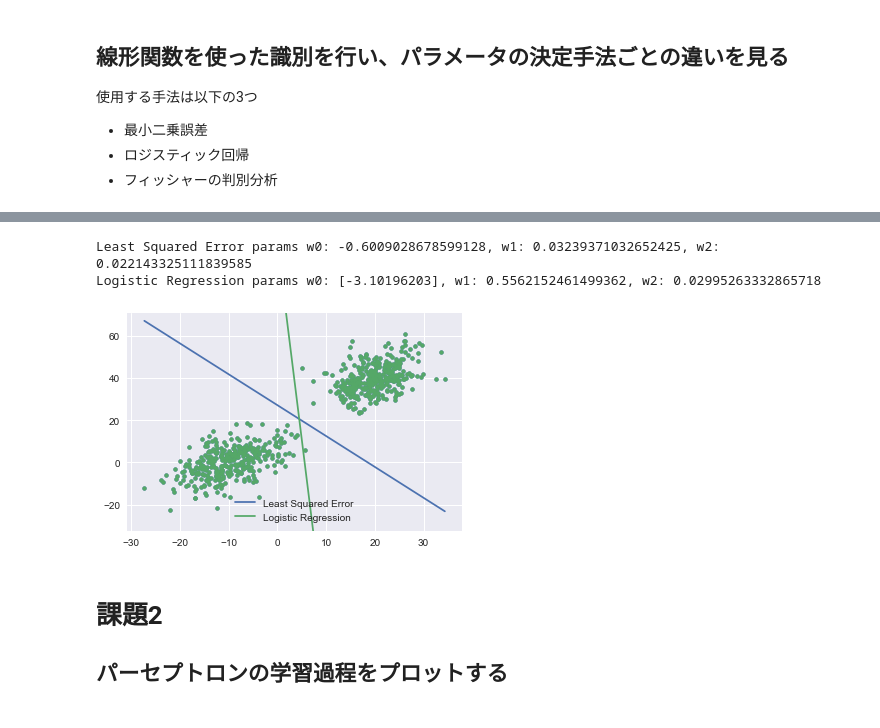
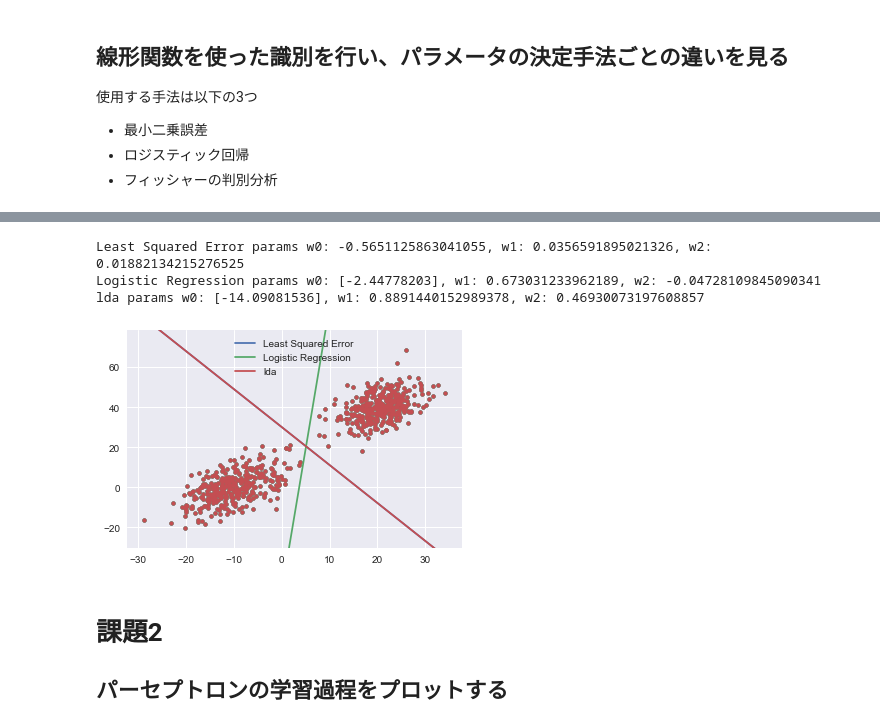
Before and after one commit to fukakeng/MlProgrammingStudy, a Jupyter notebook: hazipata/12_06_homework.ipynb, the cells around one changed output, grey strips where cells are left out. Saved outputs shown, nothing was run; the diff lists cells and outputs as text; code cells hidden in the pictures.

```diff
--- a/hazipata/12_06_homework.ipynb
+++ b/hazipata/12_06_homework.ipynb
@@ -129,24 +140,28 @@ Logistic Regression params w0: [-5.15895348], w1: -0.19854267721163965, w2: 0.29
 # %%
 mean1 = np.array([20, 40])
 sigma1 = np.array([[20, 10], [10, 40]])
 mean2 = np.array([-10, 0])
 sigma2 = np.array([[30, 20], [20, 50]])
 c1_rate = 0.5
 
 train_X, test_X, train_y, test_y = create_data(mean1, sigma1, mean2, sigma2, 1000, c1_rate)
 
 logistic = LogisticRegression()
 logistic.fit(train_X, train_y)
 
 linear = LinearRegression()
 linear.fit(train_X, np.where(train_y == 0, -1, train_y))
 
-models = {'Least Squared Error': linear, 'Logistic Regression': logistic}
+lda = LinearDiscriminantAnalysis()
+lda.fit(train_X, train_y)
+
+models = {'Least Squared Error': linear, 'Logistic Regression': logistic, 'lda': lda}
 plot_decision_surface(models, train_X)
 # %% [output]
-Least Squared Error params w0: -0.6009028678599128, w1: 0.03239371032652425, w2: 0.022143325111839585
-Logistic Regression params w0: [-3.10196203], w1: 0.5562152461499362, w2: 0.02995263332865718
+Least Squared Error params w0: -0.5651125863041055, w1: 0.0356591895021326, w2: 0.01882134215276525
+Logistic Regression params w0: [-2.44778203], w1: 0.673031233962189, w2: -0.04728109845090341
+lda params w0: [-14.09081536], w1: 0.8891440152989378, w2: 0.46930073197608857
-[figure, old version]
+[figure, new version]
 # %% [markdown]
 # 課題2
 ## パーセプトロンの学習過程をプロットする
```
Also changed, not shown: parts of 4 cells of this notebook.
